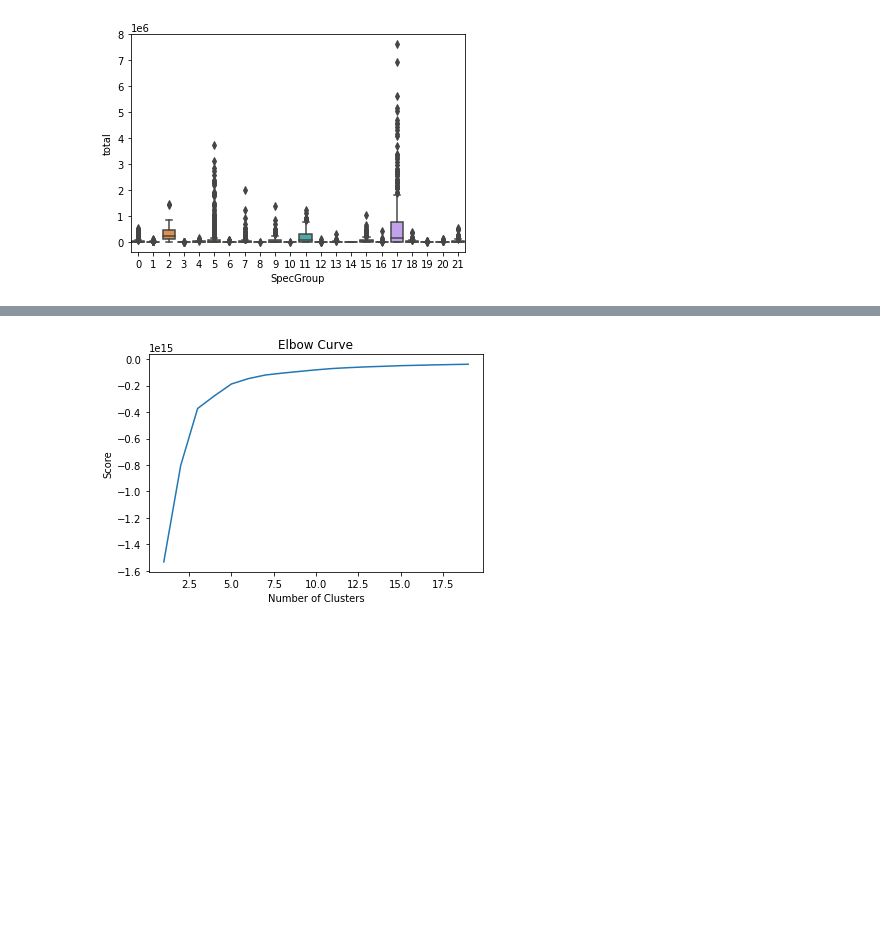
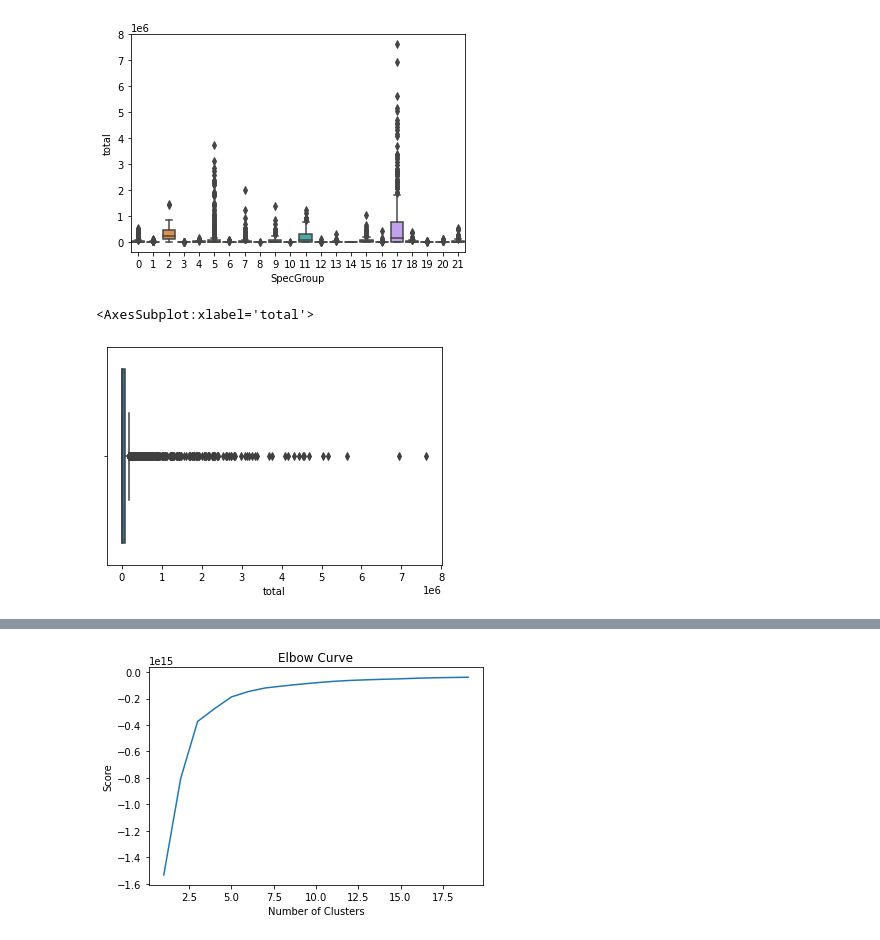
Before and after one commit to rjaynes/FishingModel, a Jupyter notebook: Fishing_Data_Wrangling.ipynb, the cells around one changed output, grey strips where cells are left out. Saved outputs shown, nothing was run; the diff lists cells and outputs as text; code cells hidden in the pictures; blank space fills up the shorter version.

```diff
--- a/Fishing_Data_Wrangling.ipynb
+++ b/Fishing_Data_Wrangling.ipynb
@@ -433,3 +439,8 @@ sns.boxplot('SpecGroup','total',data=df)
 #revers transform dict didnt work.
 #Also, how can I break out the histograms for each species group? Group 17 aka Temperate Basses overwhelms the other types
 #of fish caught.
+# %%
+sns.boxplot(x=df['total'])
+# %% [output]
+<AxesSubplot:xlabel='total'>
+[figure, added]
```
Also changed, not shown: parts of 17 cells of this notebook.
